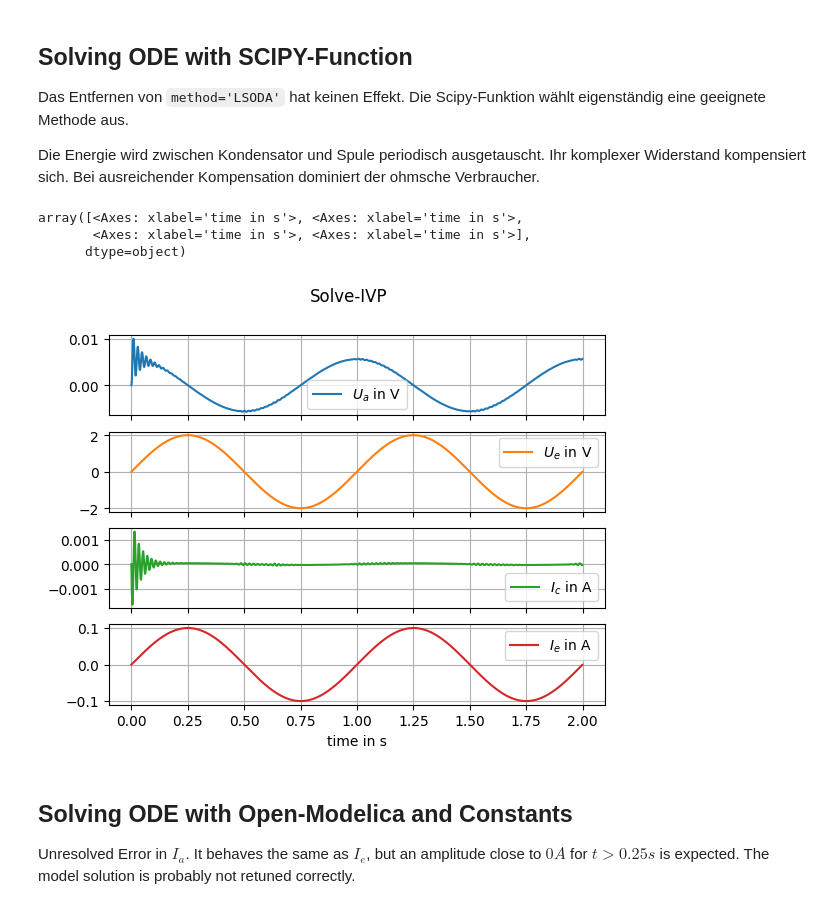
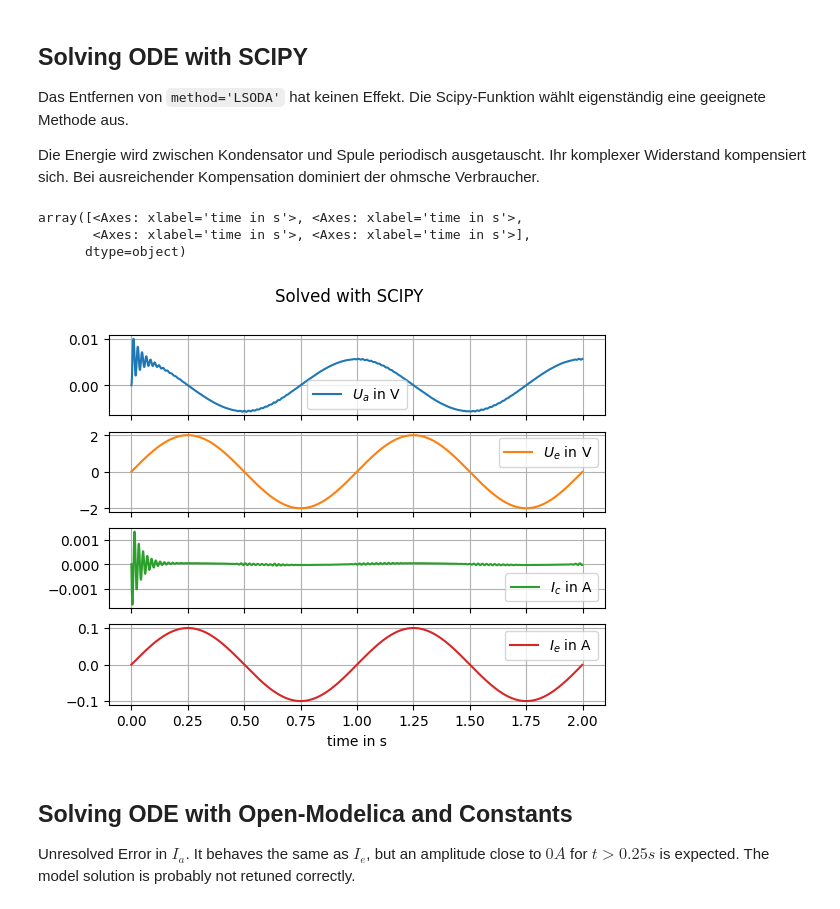
Before and after one commit to JaxRaffnix/Modellbildung-Simulation, a Jupyter notebook: exercise 3/exercise3.ipynb, the cells around one changed output. Cells and saved outputs as stored; diff of their text form; code cells hidden in the pictures.

```diff
--- a/exercise 3/exercise3.ipynb
+++ b/exercise 3/exercise3.ipynb
@@ -26,13 +25,11 @@ TIMESTEP    =   1e-3    # s
 
 plt.rcParams['axes.grid'] = True
 # %% [markdown]
-## Solving ODE with SCIPY-Function
+## Solving ODE with SCIPY
 Das Entfernen von `method='LSODA'` hat keinen Effekt. Die Scipy-Funktion wählt eigenständig eine geeignete Methode aus.
 
 Die Energie wird zwischen Kondensator und Spule periodisch ausgetauscht. Ihr komplexer Widerstand kompensiert sich. Bei ausreichender Kompensation dominiert der ohmsche Verbraucher.
 # %%
-time = np.arange(0, TOTALTIME, TIMESTEP)
-
 SYSTEM_ARRAY=np.array([[-1/(RESISTOR*CAPACITOR),    -1/CAPACITOR],
                                         [1/COIL,    0]])
 INPUT_ARRAY=np.array([[1/(RESISTOR*CAPACITOR)],
@@ -44,7 +41,7 @@ TRANSIT_ARRAY=np.array([         [0],
                                  [0],
                         [1/RESISTOR]])
 
-INITIAL_STATE = np.array([0,0])     # = [outputvoltage, outputcurrent]
+INITIAL_STATE = np.array([0,0])     # [outputvoltage, outputcurrent]
 
 def input_voltage(time):
     return VOLTAGE_MAX * np.sin(2 * pi * FREQUENCY * time)
@@ -54,28 +51,28 @@ def state_derivative(time, state):
     state_derivative = SYSTEM_ARRAY.dot(state) + INPUT_ARRAY * input_voltage(time)
     return np.reshape(state_derivative, (1,2))
 
-def result_array(state, time):
+def output(state, time):
     return OUTPUT_ARRAY.dot(state) + TRANSIT_ARRAY * input_voltage(time)
 
 ode_solution = sci.solve_ivp(state_derivative, [0, TOTALTIME], INITIAL_STATE, t_eval=time).y
 
-results = result_array(ode_solution, time)
+results = output(ode_solution, time)
 # %%
 task1 = pd.DataFrame({
     "time in s":    time,
     "$U_a$ in V":   results[0],
     "$U_e$ in V":   input_voltage(time),
     "$I_c$ in A":   results[1] - results[2],
     "$I_e$ in A":   results[2],
 })
 task1 = task1.set_index("time in s")
 
-task1.plot(subplots=True, title="Solve-IVP")
+task1.plot(subplots=True, title="Solved with SCIPY")
 # %% [output]
 array([<Axes: xlabel='time in s'>, <Axes: xlabel='time in s'>,
        <Axes: xlabel='time in s'>, <Axes: xlabel='time in s'>],
       dtype=object)
-[figure, old version]
+[figure, new version]
 # %% [markdown]
 ## Solving ODE with Open-Modelica and Constants
 Unresolved Error in $I_a$. It behaves the same as $I_e$, but an amplitude close to $0 A$ for $t>0.25s$ is expected. The model solution is probably not retuned correctly.
```
Also changed, not shown: parts of 5 cells of this notebook, 3 other files.
